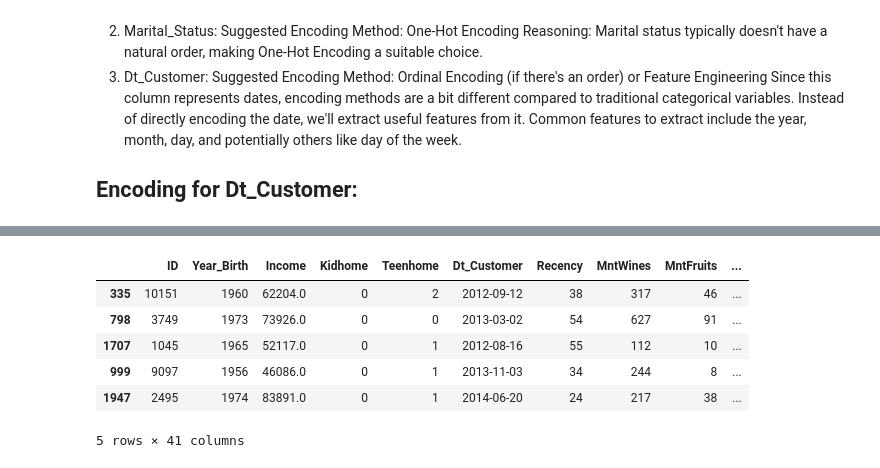
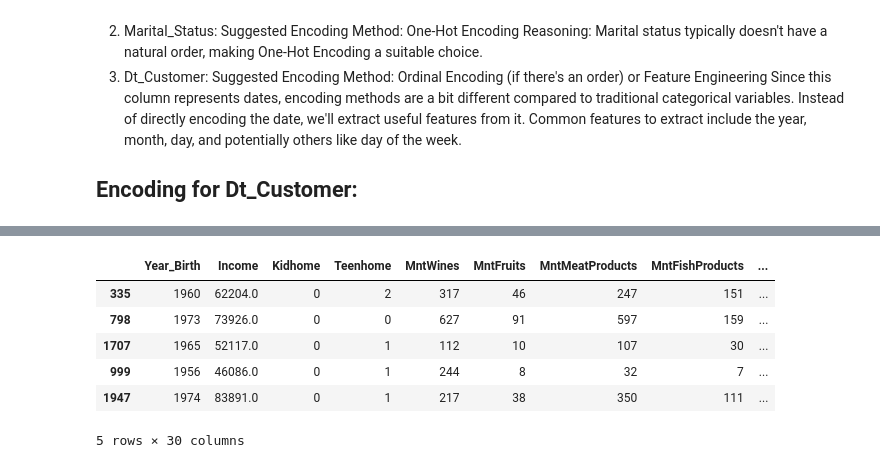
Before and after one commit to Sepehr-A/CLA_Project, a Jupyter notebook: PCA_HW/PCA_HW_NEW.ipynb, the cells around one changed output, grey strips where cells are left out. Cells and saved outputs as stored; diff of their text form; code cells hidden in the pictures.

```diff
--- a/PCA_HW/PCA_HW_NEW.ipynb
+++ b/PCA_HW/PCA_HW_NEW.ipynb
@@ -23,13 +23,14 @@ labels = ['NumDealsPurchases', 'AcceptedCmp1', 'AcceptedCmp2', 'AcceptedCmp3', '
 features = ['Education', 'Marital_Status', 'Year_Birth', 'Income', 'Kidhome', 'Teenhome', 'Dt_Customer', 'MntWines',
             'MntFruits', 'MntMeatProducts', 'MntFishProducts', 'MntSweetProducts', 'MntGoldProds', 'NumWebPurchases',
             'NumCatalogPurchases', 'NumStorePurchases', 'NumWebVisitsMonth']
-
+columns_to_remove = ['ID', 'Z_CostContact', 'Z_Revenue']
 # 1.4 Remove one feature column randomly from spending or purchasing habits
 spending_columns = ['MntWines', 'MntFruits', 'MntMeatProducts', 'MntFishProducts',
                     'MntSweetProducts', 'MntGoldProds', 'NumWebPurchases',
                     'NumCatalogPurchases', 'NumStorePurchases']
-column_to_remove = np.random.choice(spending_columns)
-print("Column to be dropped: ", column_to_remove)
-features.remove(column_to_remove)
-workdf.drop([column_to_remove], axis=1, inplace=True)
+col_to_remove = np.random.choice(spending_columns)
+columns_to_remove.append(col_to_remove)
+print("Random Column to be dropped: ", col_to_remove)
+features.remove(col_to_remove)
+workdf.drop(columns_to_remove, axis=1, inplace=True)
 # %% [output]
@@ -115,13 +115,14 @@ Since this column represents dates, encoding methods are a bit different compare
 
 ## Encoding for Dt_Customer:
 # %%
-workdf['Dt_Customer'] = pd.to_datetime(workdf['Dt_Customer'],format="%d-%m-%Y")
-workdf['Dt_Customer_Year'] = workdf['Dt_Customer'].dt.year
-workdf['Dt_Customer_Month'] = workdf['Dt_Customer'].dt.month
-workdf['Dt_Customer_Day'] = workdf['Dt_Customer'].dt.day
-workdf['Dt_Customer_DayOfWeek'] = workdf['Dt_Customer'].dt.dayofweek
+Xworkdf = workdf[features].copy()
+Xworkdf['Dt_Customer'] = pd.to_datetime(Xworkdf['Dt_Customer'], format="%d-%m-%Y")
+Xworkdf['Dt_Customer_Year'] = Xworkdf['Dt_Customer'].dt.year
+Xworkdf['Dt_Customer_Month'] = Xworkdf['Dt_Customer'].dt.month
+Xworkdf['Dt_Customer_Day'] = Xworkdf['Dt_Customer'].dt.day
+Xworkdf['Dt_Customer_DayOfWeek'] = Xworkdf['Dt_Customer'].dt.dayofweek
 
 # now that we're done we can drop Dt_Customer
-workdf.drop("Dt_Customer",axis=1)
-workdf.columns
+Xworkdf.drop("Dt_Customer", axis=1, inplace=True)
+Xworkdf.columns
 # %% [output]
@@ -141,15 +136,15 @@ workdf.columns
 # %%
-categorical_cols = ['Education', 'Marital_Status']
+categorical_columns = ['Education', 'Marital_Status']
 
-# Apply one-hot encoding
-workdf = pd.get_dummies(workdf, columns=categorical_cols, drop_first=True)
+Xworkdf = pd.get_dummies(Xworkdf, columns=categorical_columns)
+features = Xworkdf.columns
 # %%
-workdf.head()
+Xworkdf.head()
 # %% [output]
-|  | ID | Year_Birth | Income | Kidhome | Teenhome | Dt_Customer | Recency | MntWines | MntFruits | ... |
-| 335 | 10151 | 1960 | 62204.0 | 0 | 2 | 2012-09-12 | 38 | 317 | 46 | ... |
-| 798 | 3749 | 1973 | 73926.0 | 0 | 0 | 2013-03-02 | 54 | 627 | 91 | ... |
-| 1707 | 1045 | 1965 | 52117.0 | 0 | 1 | 2012-08-16 | 55 | 112 | 10 | ... |
-| 999 | 9097 | 1956 | 46086.0 | 0 | 1 | 2013-11-03 | 34 | 244 | 8 | ... |
-| 1947 | 2495 | 1974 | 83891.0 | 0 | 1 | 2014-06-20 | 24 | 217 | 38 | ... |
+|  | Year_Birth | Income | Kidhome | Teenhome | MntWines | MntFruits | MntMeatProducts | MntFishProducts | ... |
+| 335 | 1960 | 62204.0 | 0 | 2 | 317 | 46 | 247 | 151 | ... |
+| 798 | 1973 | 73926.0 | 0 | 0 | 627 | 91 | 597 | 159 | ... |
+| 1707 | 1965 | 52117.0 | 0 | 1 | 112 | 10 | 107 | 30 | ... |
+| 999 | 1956 | 46086.0 | 0 | 1 | 244 | 8 | 32 | 7 | ... |
+| 1947 | 1974 | 83891.0 | 0 | 1 | 217 | 38 | 350 | 111 | ... |
-5 rows × 41 columns
+5 rows × 30 columns
```
Also changed, not shown: parts of 16 cells of this notebook.
